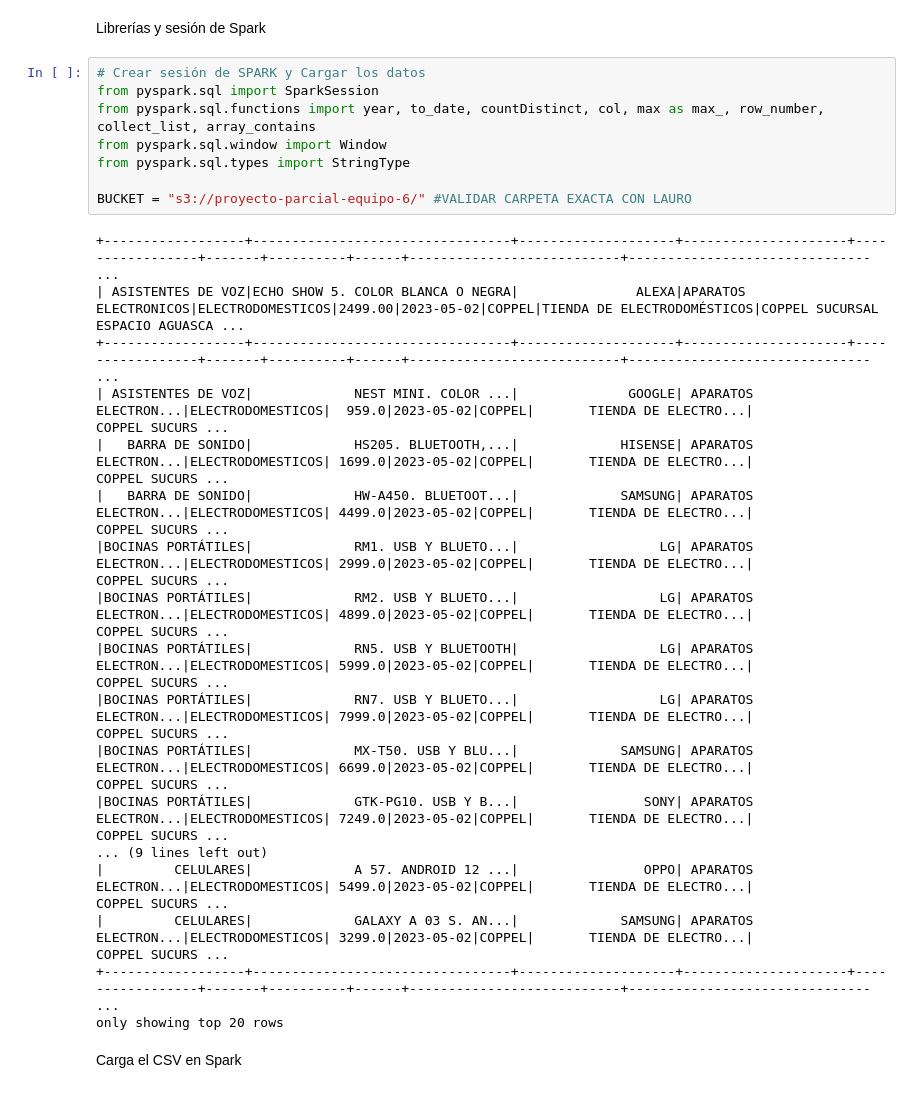
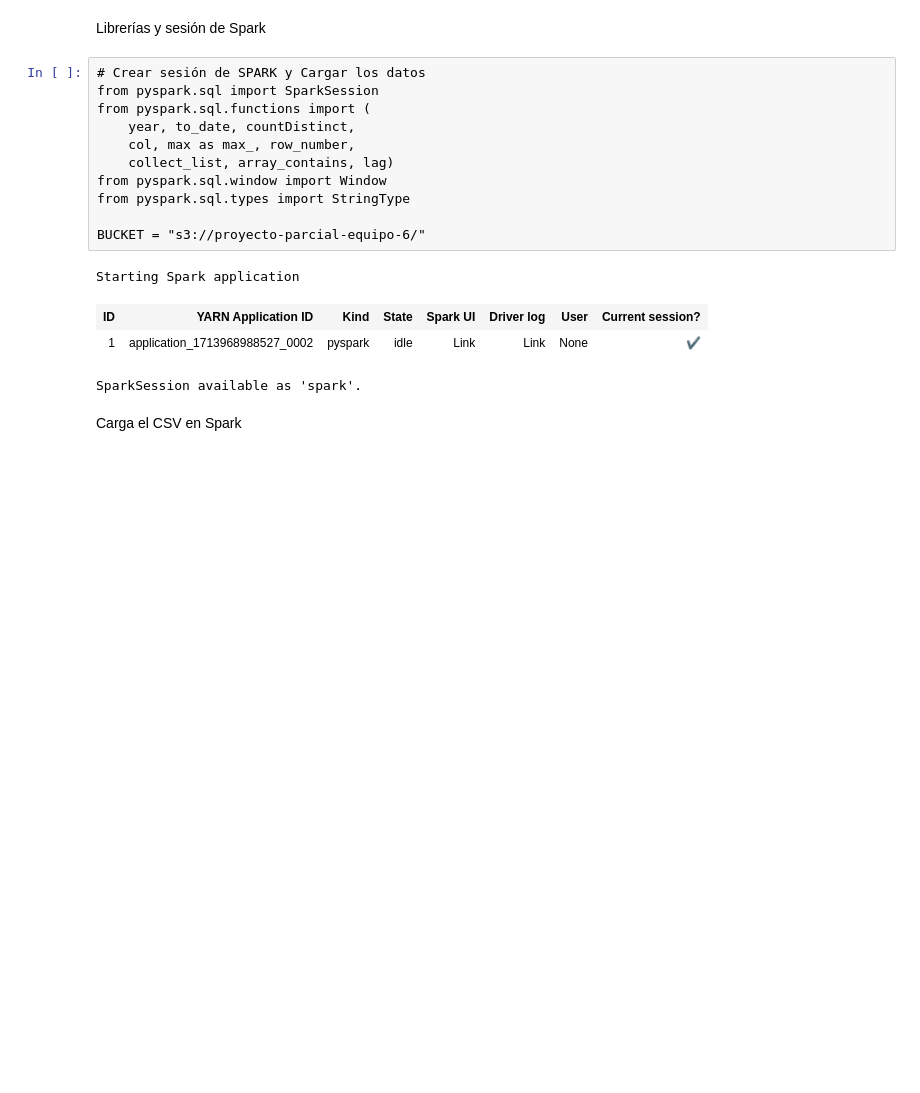
Before and after one commit to LauShang/quien_es_quien_aws, a Jupyter notebook: Parte_A.ipynb, the cells around one changed output. Drawn from its saved outputs; the diff is of its cells as text; blank space fills up the shorter version.

```diff
--- a/Parte_A.ipynb
+++ b/Parte_A.ipynb
@@ -13,29 +13,19 @@ Librerías y sesión de Spark
 # %%
 # Crear sesión de SPARK y Cargar los datos
 from pyspark.sql import SparkSession
-from pyspark.sql.functions import year, to_date, countDistinct, col, max as max_, row_number, collect_list, array_contains
+from pyspark.sql.functions import (
+    year, to_date, countDistinct,
+    col, max as max_, row_number,
+    collect_list, array_contains, lag)
 from pyspark.sql.window import Window
 from pyspark.sql.types import StringType
 
-BUCKET = "s3://proyecto-parcial-equipo-6/" #VALIDAR CARPETA EXACTA CON LAURO
+BUCKET = "s3://proyecto-parcial-equipo-6/"
 # %% [output]
-+------------------+---------------------------------+--------------------+---------------------+-----------------+-------+----------+------+---------------------------+------------------------------- ...
-| ASISTENTES DE VOZ|ECHO SHOW 5. COLOR BLANCA O NEGRA|               ALEXA|APARATOS ELECTRONICOS|ELECTRODOMESTICOS|2499.00|2023-05-02|COPPEL|TIENDA DE ELECTRODOMÉSTICOS|COPPEL SUCURSAL ESPACIO AGUASCA ...
-+------------------+---------------------------------+--------------------+---------------------+-----------------+-------+----------+------+---------------------------+------------------------------- ...
-| ASISTENTES DE VOZ|             NEST MINI. COLOR ...|              GOOGLE| APARATOS ELECTRON...|ELECTRODOMESTICOS|  959.0|2023-05-02|COPPEL|       TIENDA DE ELECTRO...|                  COPPEL SUCURS ...
-|   BARRA DE SONIDO|             HS205. BLUETOOTH,...|             HISENSE| APARATOS ELECTRON...|ELECTRODOMESTICOS| 1699.0|2023-05-02|COPPEL|       TIENDA DE ELECTRO...|                  COPPEL SUCURS ...
-|   BARRA DE SONIDO|             HW-A450. BLUETOOT...|             SAMSUNG| APARATOS ELECTRON...|ELECTRODOMESTICOS| 4499.0|2023-05-02|COPPEL|       TIENDA DE ELECTRO...|                  COPPEL SUCURS ...
-|BOCINAS PORTÁTILES|             RM1. USB Y BLUETO...|                  LG| APARATOS ELECTRON...|ELECTRODOMESTICOS| 2999.0|2023-05-02|COPPEL|       TIENDA DE ELECTRO...|                  COPPEL SUCURS ...
-|BOCINAS PORTÁTILES|             RM2. USB Y BLUETO...|                  LG| APARATOS ELECTRON...|ELECTRODOMESTICOS| 4899.0|2023-05-02|COPPEL|       TIENDA DE ELECTRO...|                  COPPEL SUCURS ...
-|BOCINAS PORTÁTILES|             RN5. USB Y BLUETOOTH|                  LG| APARATOS ELECTRON...|ELECTRODOMESTICOS| 5999.0|2023-05-02|COPPEL|       TIENDA DE ELECTRO...|                  COPPEL SUCURS ...
-|BOCINAS PORTÁTILES|             RN7. USB Y BLUETO...|                  LG| APARATOS ELECTRON...|ELECTRODOMESTICOS| 7999.0|2023-05-02|COPPEL|       TIENDA DE ELECTRO...|                  COPPEL SUCURS ...
-|BOCINAS PORTÁTILES|             MX-T50. USB Y BLU...|             SAMSUNG| APARATOS ELECTRON...|ELECTRODOMESTICOS| 6699.0|2023-05-02|COPPEL|       TIENDA DE ELECTRO...|                  COPPEL SUCURS ...
-|BOCINAS PORTÁTILES|             GTK-PG10. USB Y B...|                SONY| APARATOS ELECTRON...|ELECTRODOMESTICOS| 7249.0|2023-05-02|COPPEL|       TIENDA DE ELECTRO...|                  COPPEL SUCURS ...
-... (9 lines left out)
-|         CELULARES|             A 57. ANDROID 12 ...|                OPPO| APARATOS ELECTRON...|ELECTRODOMESTICOS| 5499.0|2023-05-02|COPPEL|       TIENDA DE ELECTRO...|                  COPPEL SUCURS ...
-|         CELULARES|             GALAXY A 03 S. AN...|             SAMSUNG| APARATOS ELECTRON...|ELECTRODOMESTICOS| 3299.0|2023-05-02|COPPEL|       TIENDA DE ELECTRO...|                  COPPEL SUCURS ...
-+------------------+---------------------------------+--------------------+---------------------+-----------------+-------+----------+------+---------------------------+------------------------------- ...
-only showing top 20 rows
+Starting Spark application
+| ID | YARN Application ID | Kind | State | Spark UI | Driver log | User | Current session? |
+| 1 | application_1713968988527_0002 | pyspark | idle | Link | Link | None | ✔ |
+SparkSession available as 'spark'.
 # %% [markdown]
 Carga el CSV en Spark
 # %%
```
Also changed, not shown: parts of 23 cells of this notebook, 1 other file.
